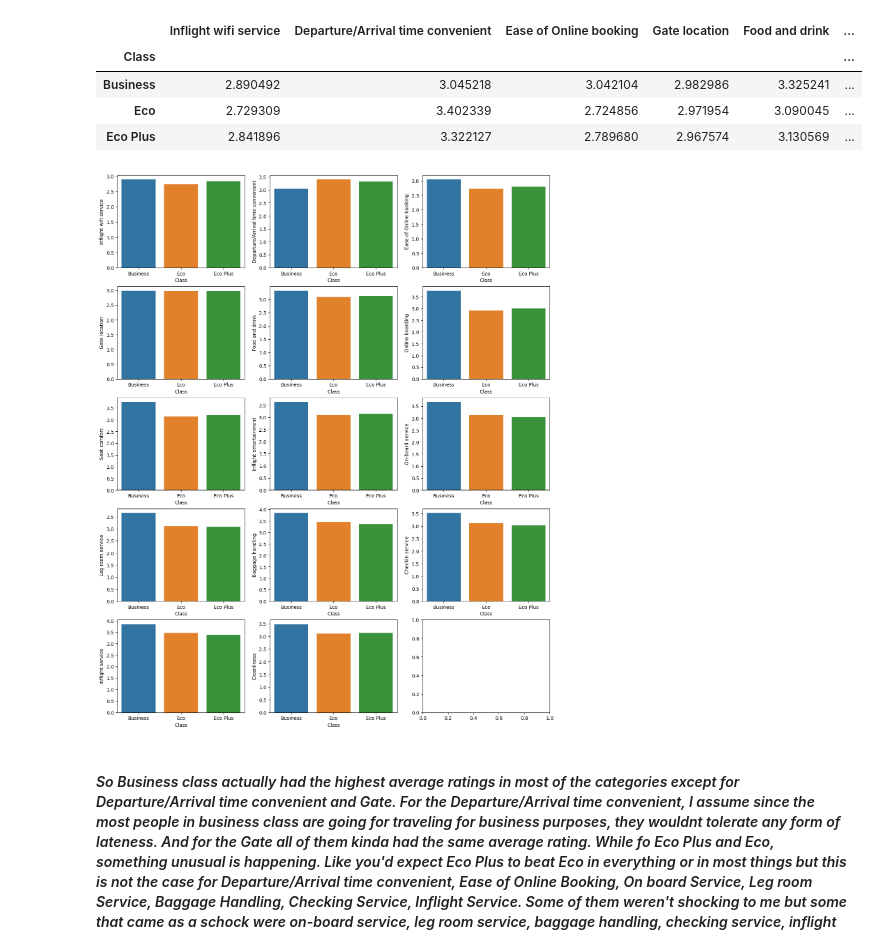
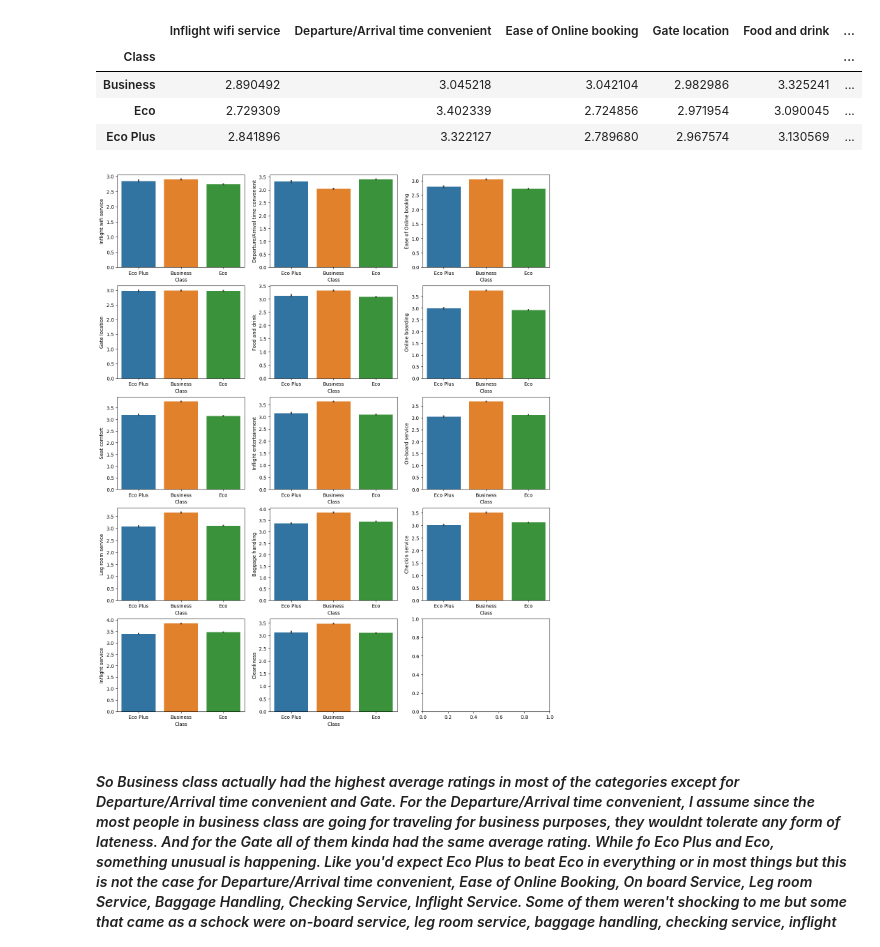
Before and after one commit to adebola-duf/Airline-Passenger-Satisfaction, a Jupyter notebook: main.ipynb, the cells around one changed output. Saved outputs shown, nothing was run; the diff lists cells and outputs as text; code cells hidden in the pictures.

```diff
--- a/main.ipynb
+++ b/main.ipynb
@@ -759,12 +741,12 @@ classes_ratings_idk_a_good_name
 # %%
 # i'm just going to check the ratings of different services across each of these classes here.
 fig, ax = plt.subplots(nrows=5, ncols=3, figsize=(16, 20))
 ax = ax.flatten()
 
 for i, column in enumerate(ordinal_features):
-    sns.barplot(x=classes_ratings_idk_a_good_name.index, y=column, data=classes_ratings_idk_a_good_name, ax=ax[i])
+    sns.barplot(x='Class', y=column, data=train_df, ax=ax[i])
 # %% [output]
-[figure, old version]
+[figure, new version]
 # %% [markdown]
 #### _So Business class actually had the highest average ratings in most of the categories except for Departure/Arrival time convenient and Gate. For the Departure/Arrival time convenient, I assume since the most people in business class are going for traveling for business purposes, they wouldnt tolerate any form of lateness. And for the Gate all of them kinda had the same average rating. While fo Eco Plus and Eco, something unusual is happening. Like you'd expect Eco Plus to beat Eco in everything or in most things but this is not the case for Departure/Arrival time convenient, Ease of Online Booking, On board Service, Leg room Service, Baggage Handling, Checking Service, Inflight Service. Some of them weren't shocking to me but some that came as a schock were on-board service, leg room service, baggage handling, checking service, inflight service, and cleanliness. Maybe its because the people in Eco Plus set their expectations to high and they were disappointed by the services and maybe the people in Eco set their expectations not too high and were amazed by the service who knows?_
 # %% [markdown]
```
Also changed, not shown: parts of 72 cells of this notebook, 1 other file.
